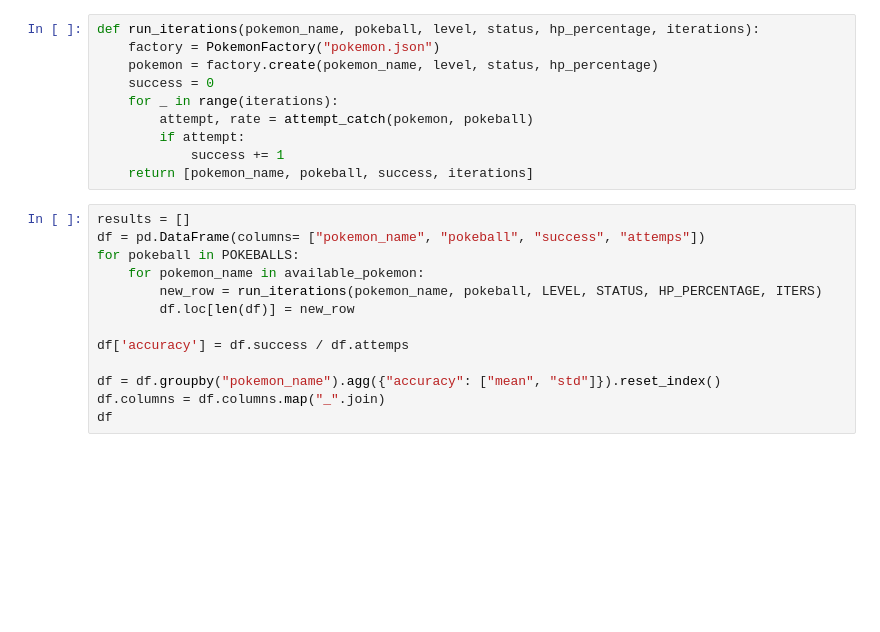
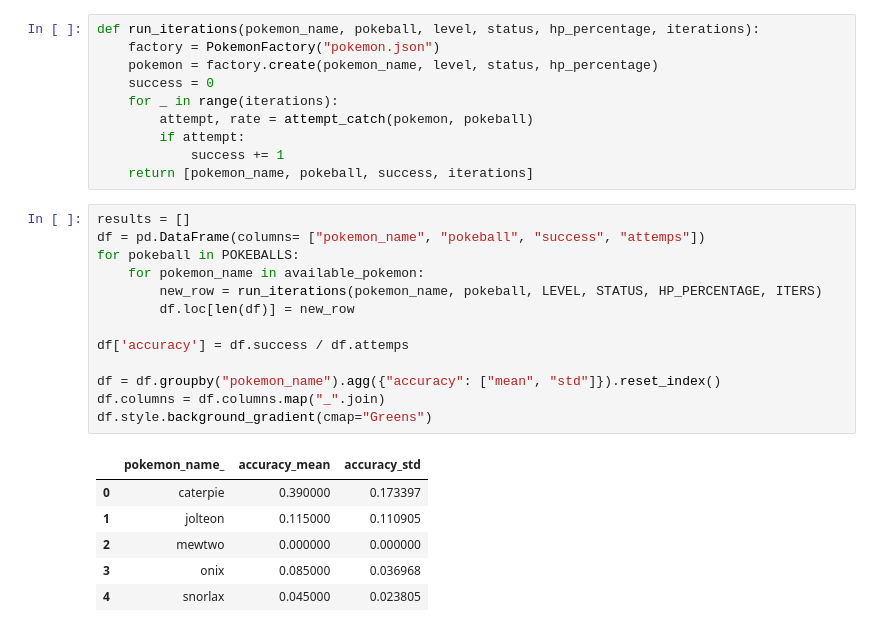
Before and after one commit to ichayer/sia, a Jupyter notebook: tp0/ejercicio1a.ipynb, the cells around one changed output. Saved outputs shown, nothing was run; the diff lists cells and outputs as text; blank space fills up the shorter version.

```diff
--- a/tp0/ejercicio1a.ipynb
+++ b/tp0/ejercicio1a.ipynb
@@ -34,16 +42,23 @@ def run_iterations(pokemon_name, pokeball, level, status, hp_percentage, iterati
 # %%
 results = []
 df = pd.DataFrame(columns= ["pokemon_name", "pokeball", "success", "attemps"])
 for pokeball in POKEBALLS:
     for pokemon_name in available_pokemon:
         new_row = run_iterations(pokemon_name, pokeball, LEVEL, STATUS, HP_PERCENTAGE, ITERS)
         df.loc[len(df)] = new_row
 
 df['accuracy'] = df.success / df.attemps
 
 df = df.groupby("pokemon_name").agg({"accuracy": ["mean", "std"]}).reset_index()
 df.columns = df.columns.map("_".join)
-df
+df.style.background_gradient(cmap="Greens")
+# %% [output]
+|  | pokemon_name_ | accuracy_mean | accuracy_std |
+| 0 | caterpie | 0.390000 | 0.173397 |
+| 1 | jolteon | 0.115000 | 0.110905 |
+| 2 | mewtwo | 0.000000 | 0.000000 |
+| 3 | onix | 0.085000 | 0.036968 |
+| 4 | snorlax | 0.045000 | 0.023805 |
 # %%
 # Crear una figura y un eje
 fig, ax = plt.subplots(figsize=(10, 6))
```
Also changed, not shown: parts of 3 cells of this notebook, 1 other file.
